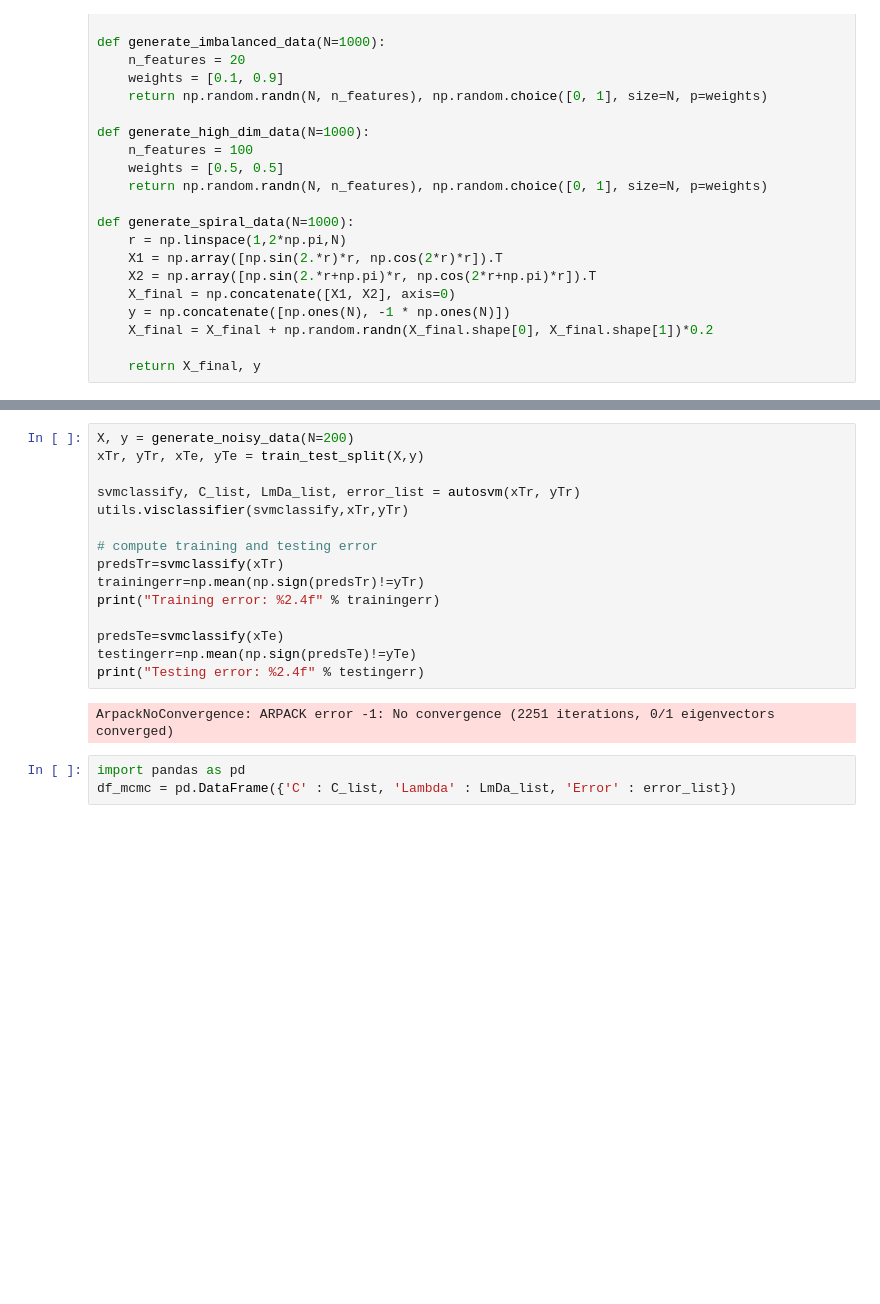
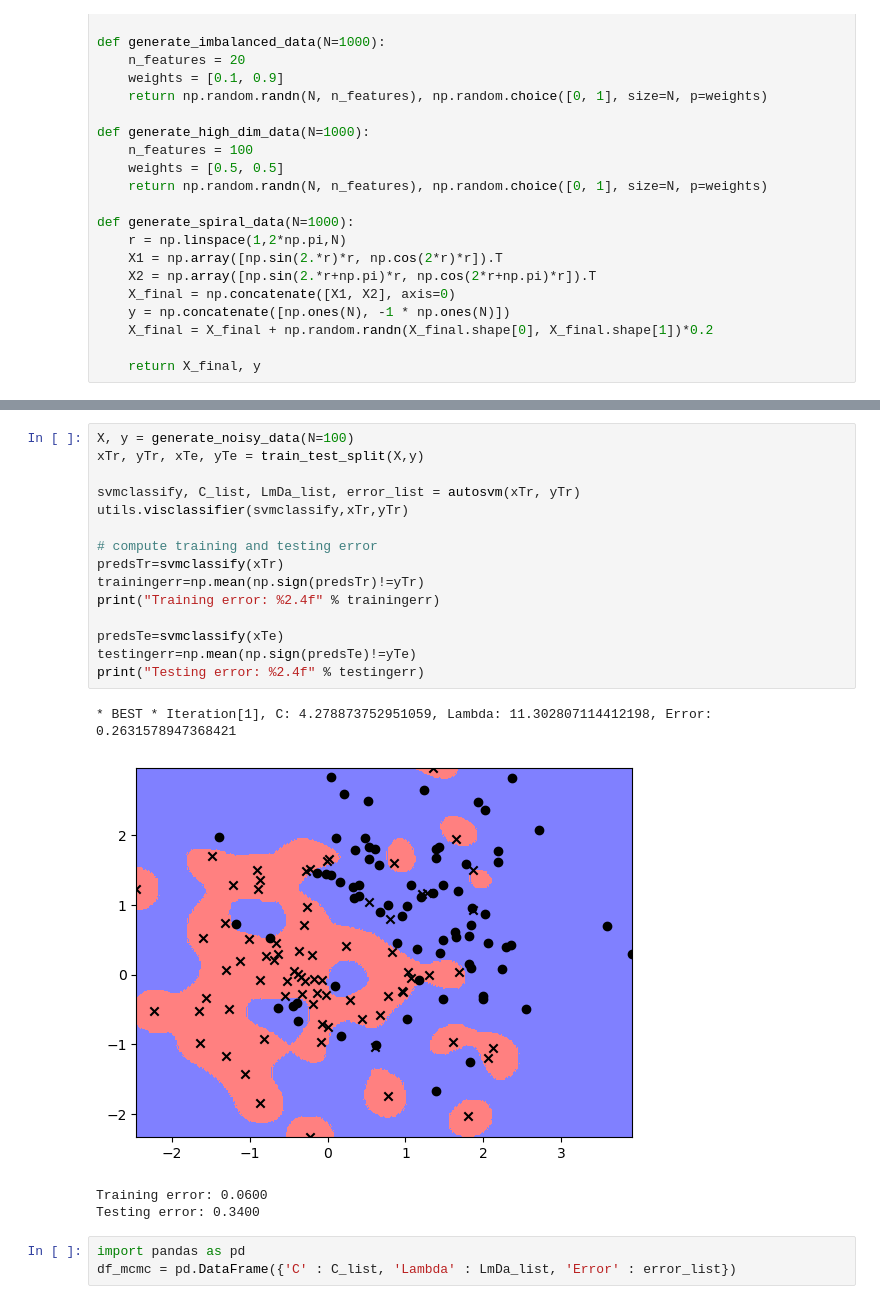
Before and after one commit to eirikbaekkelund/Applied-ML, a Jupyter notebook: cw2/Coursework_2_test.ipynb, the cells around one changed output, grey strips where cells are left out. Drawn from its saved outputs; the diff is of its cells as text; blank space fills up the shorter version.

```diff
--- a/cw2/Coursework_2_test.ipynb
+++ b/cw2/Coursework_2_test.ipynb
@@ -516,22 +516,25 @@ def autosvm(xTr, yTr):
 
     return dualSVM(xTr, yTr, mu_C, ktype, mu_lmbda), history_C, history_lmbda, history_error
 # %%
-X, y = generate_noisy_data(N=200)
+X, y = generate_noisy_data(N=100)
 xTr, yTr, xTe, yTe = train_test_split(X,y)
 
 svmclassify, C_list, LmDa_list, error_list = autosvm(xTr, yTr)
 utils.visclassifier(svmclassify,xTr,yTr)
 
 # compute training and testing error
 predsTr=svmclassify(xTr)
 trainingerr=np.mean(np.sign(predsTr)!=yTr)
 print("Training error: %2.4f" % trainingerr)
 
 predsTe=svmclassify(xTe)
 testingerr=np.mean(np.sign(predsTe)!=yTe)
 print("Testing error: %2.4f" % testingerr)
 # %% [output]
-ArpackNoConvergence: ARPACK error -1: No convergence (2251 iterations, 0/1 eigenvectors converged)
+* BEST * Iteration[1], C: 4.278873752951059, Lambda: 11.302807114412198, Error: 0.2631578947368421
+[figure, added]
+Training error: 0.0600
+Testing error: 0.3400
 # %%
 import pandas as pd
 df_mcmc = pd.DataFrame({'C' : C_list, 'Lambda' : LmDa_list, 'Error' : error_list})
```
Also changed, not shown: parts of 2 cells of this notebook, 1 other file.
